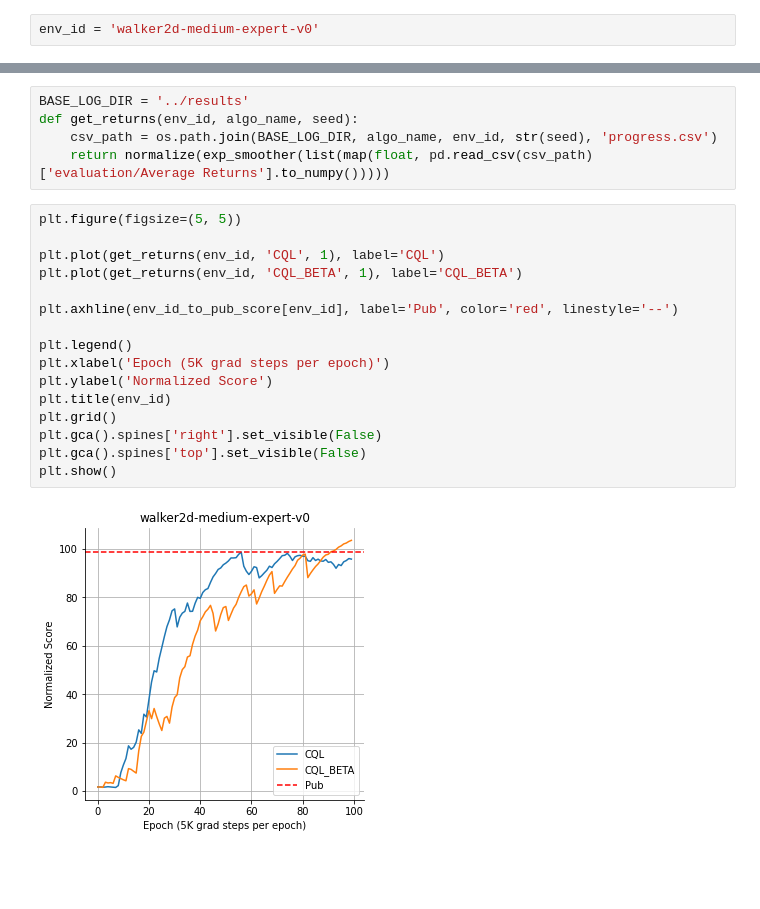
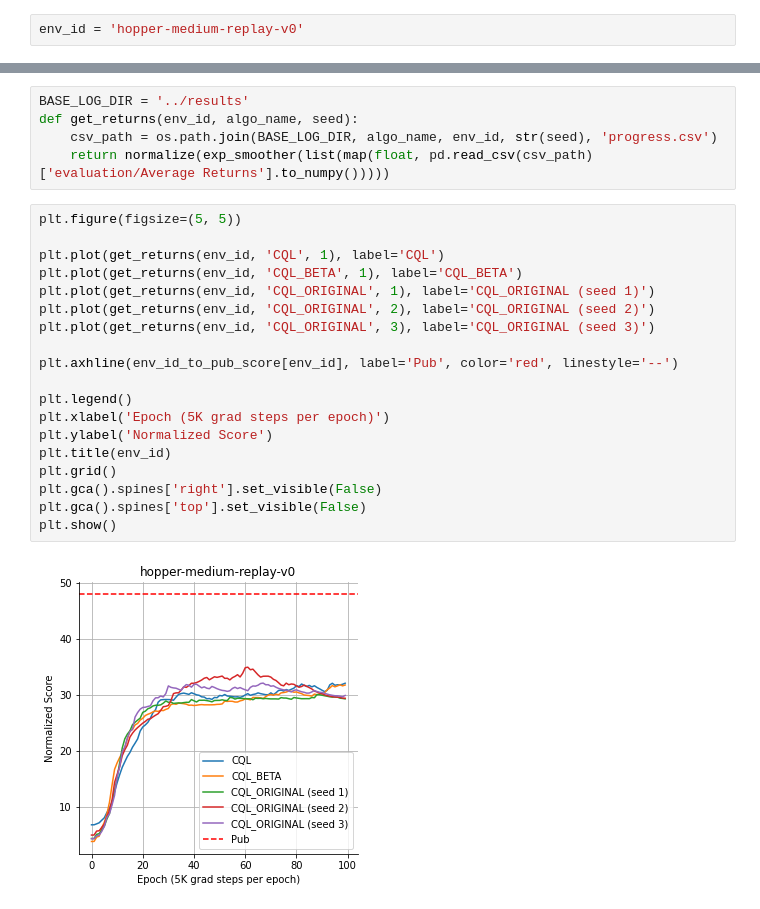
Before and after one commit to zhihanyang2022/d4rl_evaluations, a Jupyter notebook: results_analysis_sil/analysis.ipynb, the cells around one changed output, grey strips where cells are left out. Saved outputs shown, nothing was run; the diff lists cells and outputs as text; blank space fills up the shorter version.

```diff
--- a/results_analysis_sil/analysis.ipynb
+++ b/results_analysis_sil/analysis.ipynb
@@ -12,7 +12,7 @@ import d4rl
 # %%
 from d4rl.infos import REF_MAX_SCORE, REF_MIN_SCORE
 # %%
-env_id = 'walker2d-medium-expert-v0'
+env_id = 'hopper-medium-replay-v0'
 # %%
 env_id_to_pub_score = {
     'hopper-medium-v0': 58.0,
@@ -47,18 +47,21 @@ def get_returns(env_id, algo_name, seed):
 # %%
 plt.figure(figsize=(5, 5))
 
 plt.plot(get_returns(env_id, 'CQL', 1), label='CQL')
 plt.plot(get_returns(env_id, 'CQL_BETA', 1), label='CQL_BETA')
+plt.plot(get_returns(env_id, 'CQL_ORIGINAL', 1), label='CQL_ORIGINAL (seed 1)')
+plt.plot(get_returns(env_id, 'CQL_ORIGINAL', 2), label='CQL_ORIGINAL (seed 2)')
+plt.plot(get_returns(env_id, 'CQL_ORIGINAL', 3), label='CQL_ORIGINAL (seed 3)')
 
 plt.axhline(env_id_to_pub_score[env_id], label='Pub', color='red', linestyle='--')
 
 plt.legend()
 plt.xlabel('Epoch (5K grad steps per epoch)')
 plt.ylabel('Normalized Score')
 plt.title(env_id)
 plt.grid()
 plt.gca().spines['right'].set_visible(False)
 plt.gca().spines['top'].set_visible(False)
 plt.show()
 # %% [output]
-[figure, old version]
+[figure, new version]
```
Also changed, not shown: parts of 1 cell of this notebook, 4 other files.
